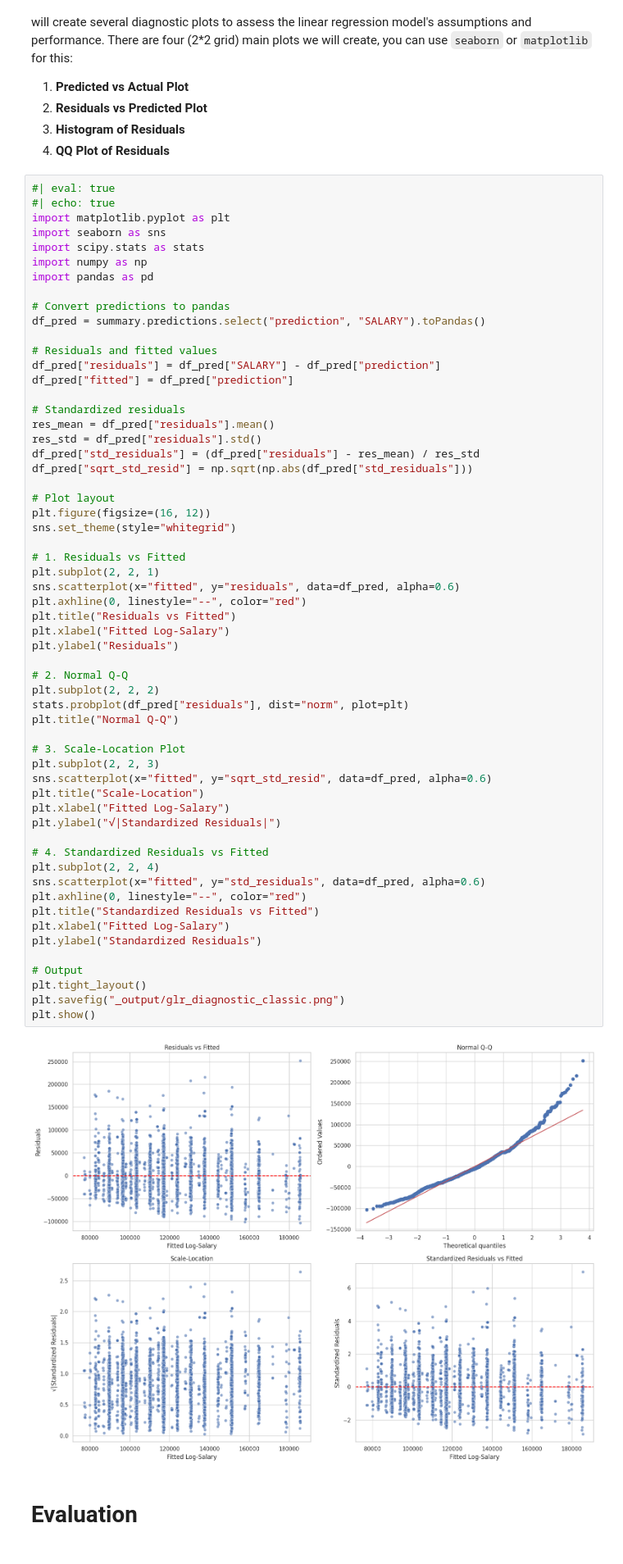
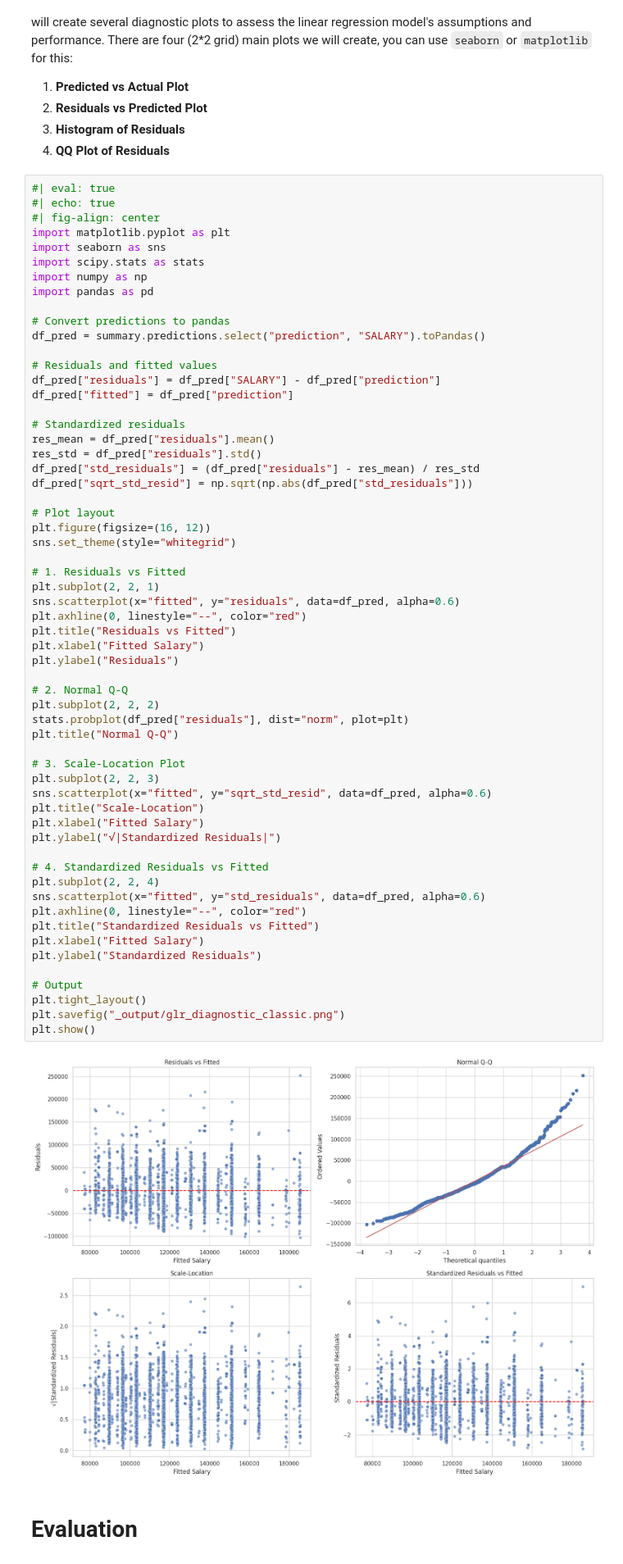
Before and after one commit to met-ad-688/lab08-pranjul11garg, a Jupyter notebook: lab08-pranjulgarg.ipynb, the cells around one changed output. Shown: that part at 82% size. Drawn from its saved outputs; the diff is of its cells as text.

```diff
--- a/lab08-pranjulgarg.ipynb
+++ b/lab08-pranjulgarg.ipynb
@@ -290,6 +295,7 @@ Diagnostic plots are essential for evaluating the performance of regression mode
 # %%
 #| eval: true
 #| echo: true
+#| fig-align: center
 import matplotlib.pyplot as plt
 import seaborn as sns
 import scipy.stats as stats
@@ -316,37 +322,37 @@ sns.set_theme(style="whitegrid")
 # 1. Residuals vs Fitted
 plt.subplot(2, 2, 1)
 sns.scatterplot(x="fitted", y="residuals", data=df_pred, alpha=0.6)
 plt.axhline(0, linestyle="--", color="red")
 plt.title("Residuals vs Fitted")
-plt.xlabel("Fitted Log-Salary")
+plt.xlabel("Fitted Salary")
 plt.ylabel("Residuals")
 
 # 2. Normal Q-Q
 plt.subplot(2, 2, 2)
 stats.probplot(df_pred["residuals"], dist="norm", plot=plt)
 plt.title("Normal Q-Q")
 
 # 3. Scale-Location Plot
 plt.subplot(2, 2, 3)
 sns.scatterplot(x="fitted", y="sqrt_std_resid", data=df_pred, alpha=0.6)
 plt.title("Scale-Location")
-plt.xlabel("Fitted Log-Salary")
+plt.xlabel("Fitted Salary")
 plt.ylabel("√|Standardized Residuals|")
 
 # 4. Standardized Residuals vs Fitted
 plt.subplot(2, 2, 4)
 sns.scatterplot(x="fitted", y="std_residuals", data=df_pred, alpha=0.6)
 plt.axhline(0, linestyle="--", color="red")
 plt.title("Standardized Residuals vs Fitted")
-plt.xlabel("Fitted Log-Salary")
+plt.xlabel("Fitted Salary")
 plt.ylabel("Standardized Residuals")
 
 # Output
 plt.tight_layout()
 plt.savefig("_output/glr_diagnostic_classic.png")
 plt.show()
 # %% [output]
-[figure, old version]
+[figure, new version]
 # %% [markdown]
 # Evaluation
 # %%
```
Also changed, not shown: parts of 7 cells of this notebook, 2 other files.
